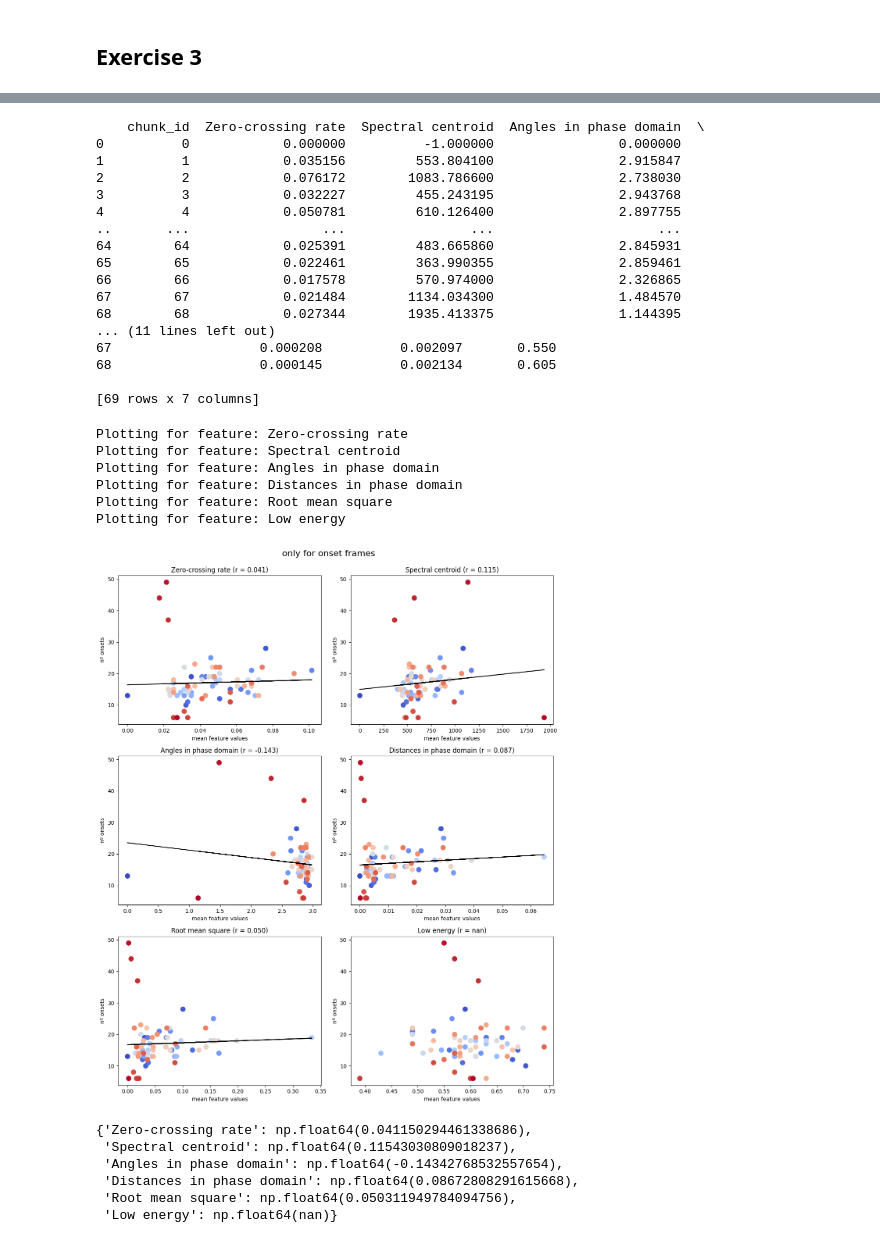
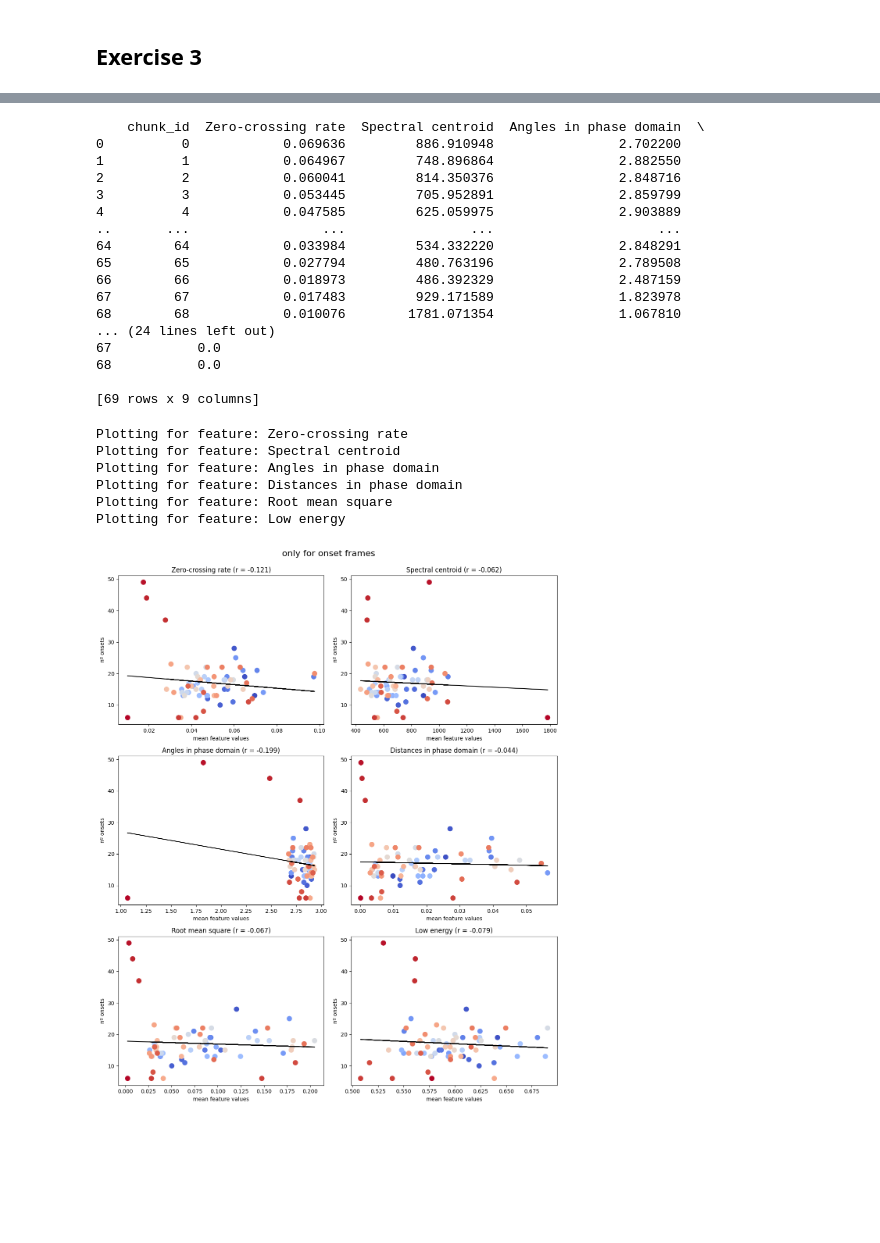
Before and after one commit to martijuanola/RWTH-AIiM, a Jupyter notebook: exercices/e3/e3-main.ipynb, the cells around one changed output, grey strips where cells are left out. Saved outputs shown, nothing was run; the diff lists cells and outputs as text; code cells hidden in the pictures; blank space fills up the shorter version.

```diff
--- a/exercices/e3/e3-main.ipynb
+++ b/exercices/e3/e3-main.ipynb
@@ -164,13 +173,16 @@ Windows per chunk aprox: 215
 # %%
 # PLOT [nº ONSETS X avg FEATURE VALUE]
 
-def plot_features(df: pd.DataFrame, title: str = "", regression_line: bool = False):
+def plot_features(df: pd.DataFrame, title: str = "", regression_line: bool = False,
+                  ignored_column_names: List[str] = ["chunk_id", "is_onset", "is_non_onset"]):
     regression_value_map = {}
 
     plt.figure(figsize=(12, 14))
     colors = np.arange(len(chunk_onsets))
 
     for f_idx, feature in enumerate(features_df.columns):
+        if feature in ignored_column_names:
+            continue
         print(f"Plotting for feature: {feature}")
 
         plt.subplot(3, 2, f_idx + 1)
@@ -185,7 +197,10 @@ def plot_features(df: pd.DataFrame, title: str = "", regression_line: bool = Fal
             slope, intercept, r, p, std_err = stats.linregress(x, y)
             plt.plot(x, slope * x + intercept, color="black", label=f"{r}")
 
-            regression_value_map[feature] = r
+            regression_value_map[feature] = {
+                "r": r,
+                "p": p,
+            }
             plt.title(f"{feature} (r = {r:.3f})")
         else:
             plt.title(f"{feature}")
@@ -200,8 +215,9 @@ def plot_features(df: pd.DataFrame, title: str = "", regression_line: bool = Fal
     return regression_value_map
 
 
-plot_features(avg_features_per_chunk_df, title=f"nº onsets per feature value (across ({len(chunk_onsets)}) chunks)",
-              regression_line=True)
+og_correlations = plot_features(avg_features_per_chunk_df,
+                                title=f"nº onsets per feature value (across ({len(chunk_onsets)}) chunks)",
+                                regression_line=True)
 # %% [output]
 Plotting for feature: Zero-crossing rate
 Plotting for feature: Spectral centroid
@@ -234,18 +244,27 @@ prev_window_id = None
 for chunk_idx, chunk_path in enumerate(chunk_paths):
     y, sr = librosa.load(chunk_path)
     onsets = librosa.onset.onset_detect(y=y, sr=sr)
-    onset_ms = librosa.frames_to_time(onsets, sr=sr)
+    onsets_ms = librosa.frames_to_time(onsets, sr=sr) * 1000
 
     base_time_ms = chunk_idx * chunk_seconds * 1000
-    for onset_idx, (onset, onset_ms) in enumerate(zip(onsets, onset_ms)):
+    for onset_ms in onsets_ms:
         window_id = get_window_id(base_time_ms + onset_ms)
 
+        # Mark Onset Frame
         onset_frames_mask[window_id] = True
 
+        # Find middles and mark as non-onset
         if prev_window_id is not None:
             middle_window_id = prev_window_id + ((window_id - prev_window_id) // 2)
-            non_onset_frames_mask[middle_window_id] = True
+            if not onset_frames_mask[middle_window_id]:
+                non_onset_frames_mask[middle_window_id] = True
 
         prev_window_id = window_id
+
+print(f"Overlap: {np.sum(onset_frames_mask & non_onset_frames_mask)}")
+
+features_df['is_onset'] = onset_frames_mask
+features_df['is_non_onset'] = non_onset_frames_mask
+print(features_df)
 # %% [output]
 Windows (ms): 23.22
@@ -252,42 +287,37 @@ Windows (ms): 23.22
 # %%
-onset_frames_df = (features_df
-                   .groupby(np.arange(len(features_df)) // windows_per_chunk)
-                   .apply(lambda g: g[onset_frames_mask[g.index.to_numpy(dtype=int) - 1]].mean(numeric_only=True))
-                   .reset_index(drop=True)
-                   .reset_index(names='chunk_id'))
+onset_frames_df = (features_df[features_df['is_onset']]
+                   .groupby('chunk_id')
+                   .mean(numeric_only=True)
+                   .reset_index())
 print(onset_frames_df)
 # %% [output]
     chunk_id  Zero-crossing rate  Spectral centroid  Angles in phase domain  \
-0          0            0.000000          -1.000000                0.000000
-1          1            0.035156         553.804100                2.915847
-2          2            0.076172        1083.786600                2.738030
-3          3            0.032227         455.243195                2.943768
-4          4            0.050781         610.126400                2.897755
+0          0            0.069636         886.910948                2.702200
+1          1            0.064967         748.896864                2.882550
+2          2            0.060041         814.350376                2.848716
+3          3            0.053445         705.952891                2.859799
+4          4            0.047585         625.059975                2.903889
 ..       ...                 ...                ...                     ...
-64        64            0.025391         483.665860                2.845931
-65        65            0.022461         363.990355                2.859461
-66        66            0.017578         570.974000                2.326865
-67        67            0.021484        1134.034300                1.484570
-68        68            0.027344        1935.413375                1.144395
-... (11 lines left out)
-67                   0.000208          0.002097       0.550
-68                   0.000145          0.002134       0.605
+64        64            0.033984         534.332220                2.848291
+65        65            0.027794         480.763196                2.789508
+66        66            0.018973         486.392329                2.487159
+67        67            0.017483         929.171589                1.823978
+68        68            0.010076        1781.071354                1.067810
+... (24 lines left out)
+67           0.0
+68           0.0
 
-[69 rows x 7 columns]
+[69 rows x 9 columns]
 # %%
-plot_features(onset_frames_df, title="only for onset frames", regression_line=True)
+onset_correlations = plot_features(onset_frames_df,
+                                   title="only for onset frames",
+                                   regression_line=True)
 # %% [output]
 Plotting for feature: Zero-crossing rate
 Plotting for feature: Spectral centroid
 Plotting for feature: Angles in phase domain
 Plotting for feature: Distances in phase domain
 Plotting for feature: Root mean square
 Plotting for feature: Low energy
-[figure, old version]
+[figure, new version]
-{'Zero-crossing rate': np.float64(0.041150294461338686),
- 'Spectral centroid': np.float64(0.11543030809018237),
- 'Angles in phase domain': np.float64(-0.14342768532557654),
- 'Distances in phase domain': np.float64(0.08672808291615668),
- 'Root mean square': np.float64(0.050311949784094756),
- 'Low energy': np.float64(nan)}
 # %%
```
Also changed, not shown: parts of 8 cells of this notebook.
